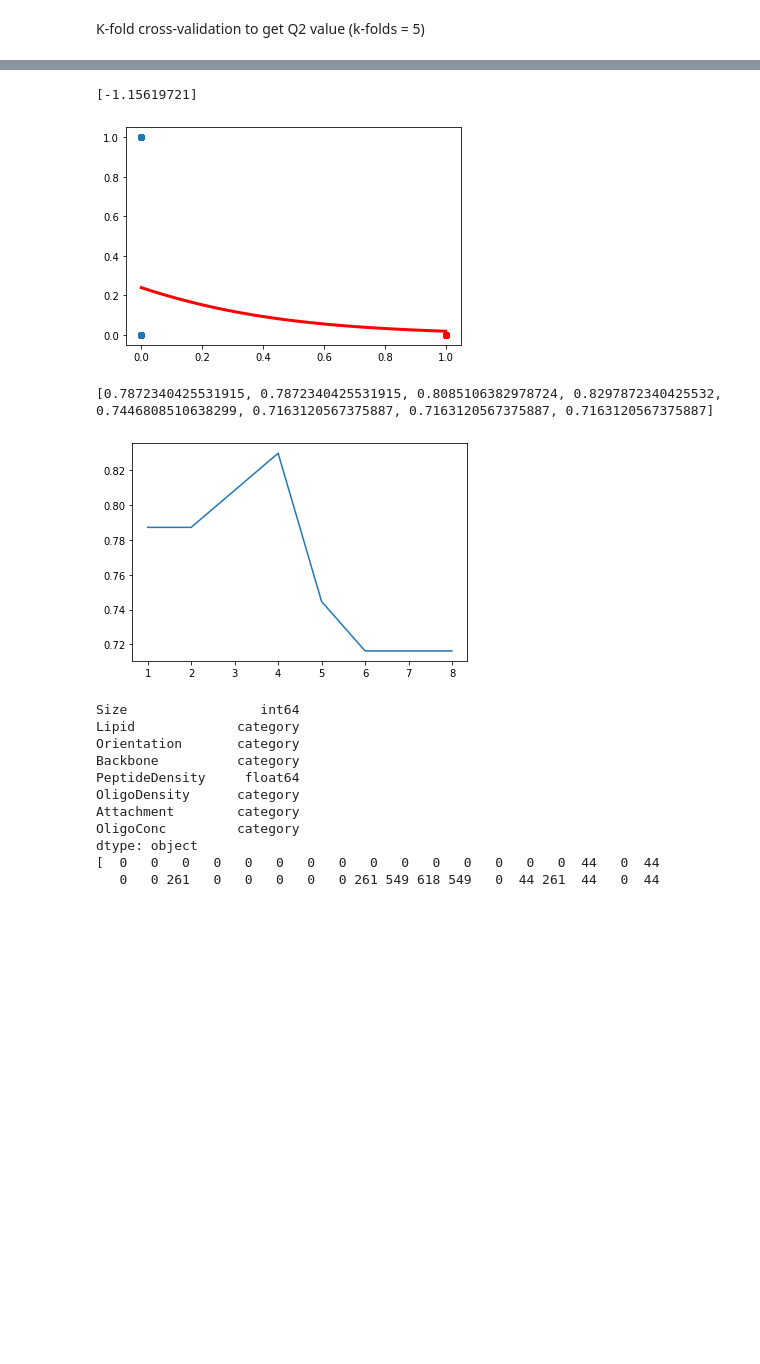
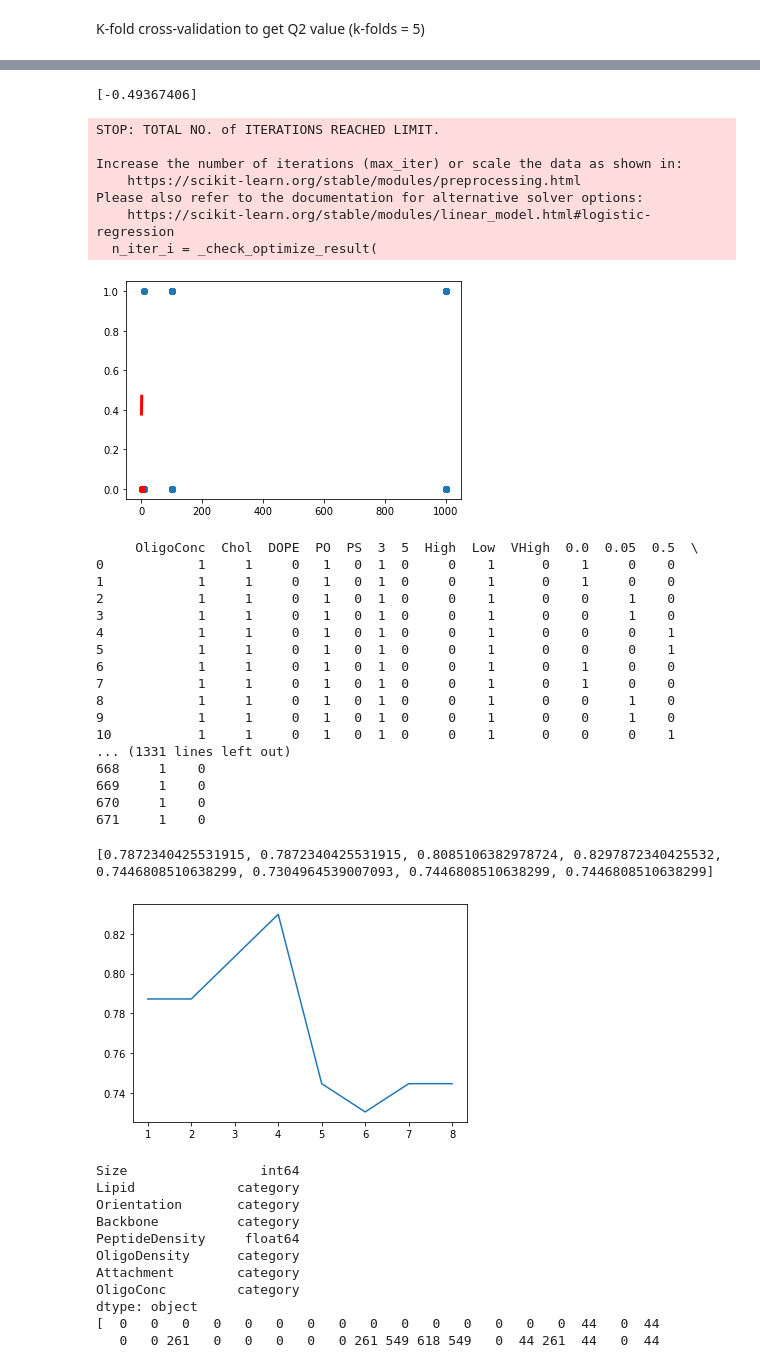
Before and after one commit to kenll99minecart/Immunopeptide, a Jupyter notebook: Linear regression.ipynb, the cells around one changed output, grey strips where cells are left out. Cells and saved outputs as stored; diff of their text form; code cells hidden in the pictures; blank space fills up the shorter version.

```diff
--- a/Linear regression.ipynb
+++ b/Linear regression.ipynb
@@ -51,20 +51,27 @@ X = X.drop('Attachment', axis = 1)
 #X.loc[(X.Lipid == '100%'), 'Lipid' ] = 1
 #X.loc[(X.Lipid == '80%'), 'Lipid' ] = 0.8
 
-#X['Size'] = X.Size.astype(str)
-#Si = pd.get_dummies(X.Size)
-#X = X.join(Si)
-#X = X.drop('Size' ,axis = 1)
+X['Size'] = X.Size.astype(str)
+Si = pd.get_dummies(X.Size)
+X = X.join(Si)
+X = X.drop('Size' ,axis = 1)
 
 X['Lipid'] = X.Lipid.astype(str)
 Li = pd.get_dummies(X.Lipid)
 X = X.join(Li)
 X = X.drop('Lipid' ,axis = 1)
 
-X['OligoConc'] = X.OligoConc.astype(str)
-OC = pd.get_dummies(X.OligoConc)
-X = X.join(OC)
-X = X.drop('OligoConc' ,axis = 1)
+#X['OligoConc'] = X.OligoConc.astype(str)
+#OC = pd.get_dummies(X.OligoConc)
+#X = X.join(OC)
+#X = X.drop('OligoConc' ,axis = 1)
 
-X = X[['1','10','100','1000','Chol','DOPE','PO','PS','3','5','High' ,'Low', 'VHigh','PeptideDensity','100%','80%','Size']]
-print(X.head(10))
+X['PeptideDensity'] = X.PeptideDensity.astype(str)
+PD = pd.get_dummies(X.PeptideDensity)
+X = X.join(PD)
+X = X.drop('PeptideDensity' ,axis = 1)
+#print(X)
+
+#X = X[['1','10','100','1000','Chol','DOPE','PO','PS','3','5','High' ,'Low', 'VHigh','PeptideDensity','100%','80%','Size']]
+X = X[['50','80','100%','80%','0.0','0.05','0.5','OligoConc','Chol','DOPE','PO','PS','3','5','High' ,'Low', 'VHigh']]
+#print(X.head(10))
@@ -186,29 +182,57 @@ plt.show()
 # %%
 from sklearn.linear_model import LogisticRegression
 from scipy.special import expit, logit
-clf = LogisticRegression(random_state=0)
+clf = LogisticRegression(random_state=10)
 log_y = y.copy()
 mean_y = statss.mean(log_y)
 a = numpy.array(log_y.values.tolist())
 log_y = numpy.where(a >= mean_y, 1, 0).tolist()
-log_x = X[['1','10','100','1000','Chol','DOPE','PO','PS','3','5','High' ,'Low', 'VHigh','PeptideDensity','100%','80%']]#Size
+log_x = X[['OligoConc','Chol','DOPE','PO','PS','3','5','High' ,'Low', 'VHigh','0.0','0.05','0.5','100%','80%']]#Size
 #log_x = X[['100%','80%','3','5','High' ,'Low', 'VHigh','PeptideDensity','PO','PS','Chol','DOPE','1','10','100','1000']]
 clf.fit(log_x, log_y)
 log_pred = clf.predict(log_x.head(100))
-plt.scatter(log_x['1'],log_y)
-plt.scatter(log_x['1'].head(100),log_pred,c = "red")
+plt.scatter(log_x['OligoConc'],log_y)
+plt.scatter(log_x['OligoConc'].head(100),log_pred,c = "red")
 print(clf.intercept_)
 plotX = numpy.linspace(0,1,200)
 loss = expit(plotX * clf.coef_[0][1] + clf.intercept_).ravel()
 plt.plot(plotX, loss, color="red", linewidth=3)
 plt.show()
+
+print(log_x)
+#from sklearn.metrics import plot_confusion_matrix
+#plot_confusion_matrix(clf, log_x, log_y, values_format = 'd' , display_labels =['Did not leave', "left"])
 # %% [output]
-[-1.15619721]
+[-0.49367406]
+STOP: TOTAL NO. of ITERATIONS REACHED LIMIT.
+
+Increase the number of iterations (max_iter) or scale the data as shown in:
+    https://scikit-learn.org/stable/modules/preprocessing.html
+Please also refer to the documentation for alternative solver options:
+    https://scikit-learn.org/stable/modules/linear_model.html#logistic-regression
+  n_iter_i = _check_optimize_result(
-[figure, old version]
+[figure, new version]
+     OligoConc  Chol  DOPE  PO  PS  3  5  High  Low  VHigh  0.0  0.05  0.5  \
+0            1     1     0   1   0  1  0     0    1      0    1     0    0
+1            1     1     0   1   0  1  0     0    1      0    1     0    0
+2            1     1     0   1   0  1  0     0    1      0    0     1    0
+3            1     1     0   1   0  1  0     0    1      0    0     1    0
+4            1     1     0   1   0  1  0     0    1      0    0     0    1
+5            1     1     0   1   0  1  0     0    1      0    0     0    1
+6            1     1     0   1   0  1  0     0    1      0    1     0    0
+7            1     1     0   1   0  1  0     0    1      0    1     0    0
+8            1     1     0   1   0  1  0     0    1      0    0     1    0
+9            1     1     0   1   0  1  0     0    1      0    0     1    0
+10           1     1     0   1   0  1  0     0    1      0    0     0    1
+... (1331 lines left out)
+668     1    0
+669     1    0
+670     1    0
+671     1    0
 # %%
 Q2Log=[]
 zL=0
-clft = LogisticRegression(random_state=0)
+clft = LogisticRegression(random_state=10)
 for p in range(8):
     zL=zL+1
     CVXL = log_x.iloc[:, 0:zL].copy()
@@ -245,8 +269,8 @@ print(Q2Log)
 plt.plot([1,2,3,4,5,6,7,8],Q2Log)
 plt.show()
 # %% [output]
-[0.7872340425531915, 0.7872340425531915, 0.8085106382978724, 0.8297872340425532, 0.7446808510638299, 0.7163120567375887, 0.7163120567375887, 0.7163120567375887]
+[0.7872340425531915, 0.7872340425531915, 0.8085106382978724, 0.8297872340425532, 0.7446808510638299, 0.7304964539007093, 0.7446808510638299, 0.7446808510638299]
-[figure, old version]
+[figure, new version]
 # %%
 import xgboost as xgb
 from sklearn.preprocessing import LabelEncoder
```
Also changed, not shown: parts of 9 cells of this notebook.
